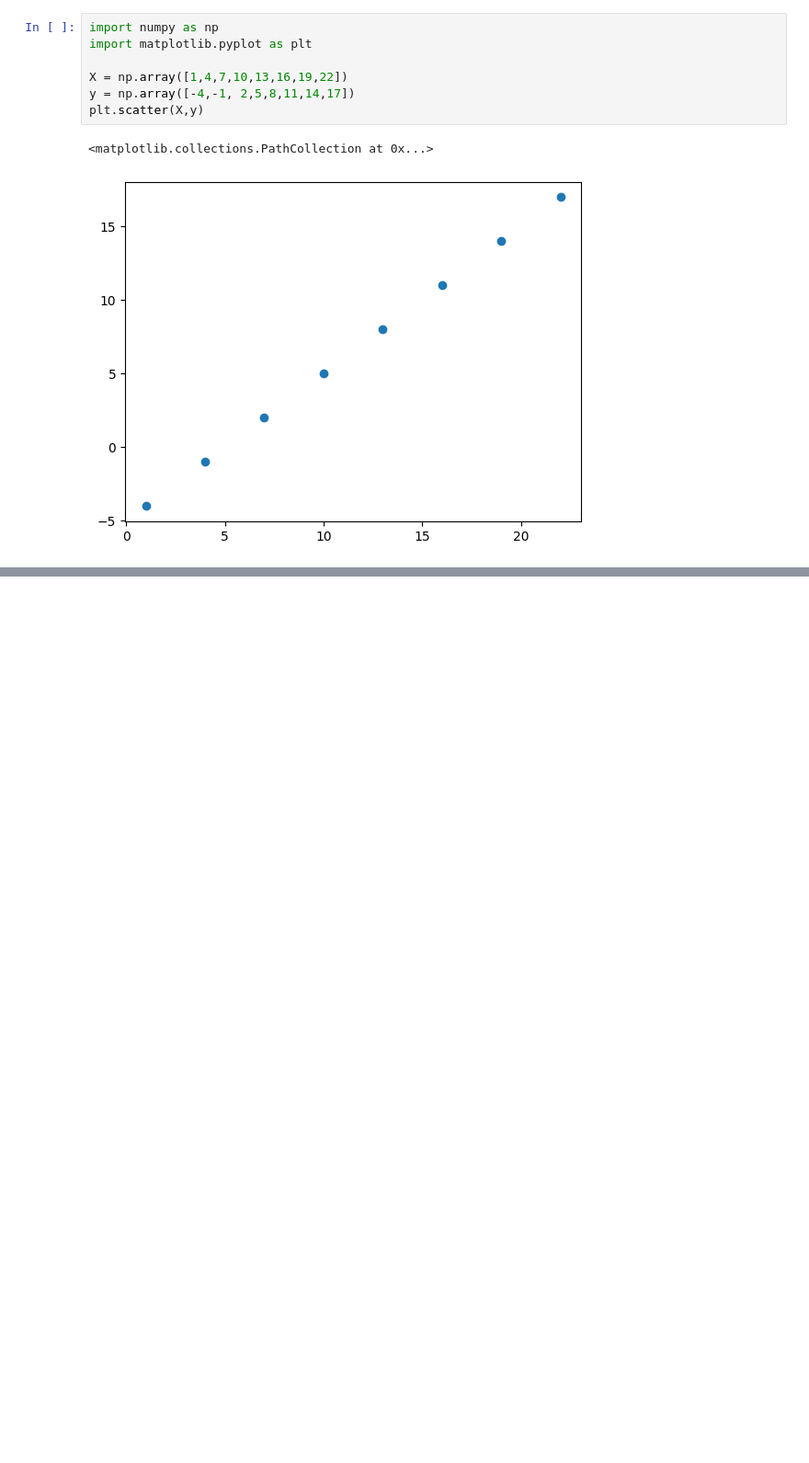
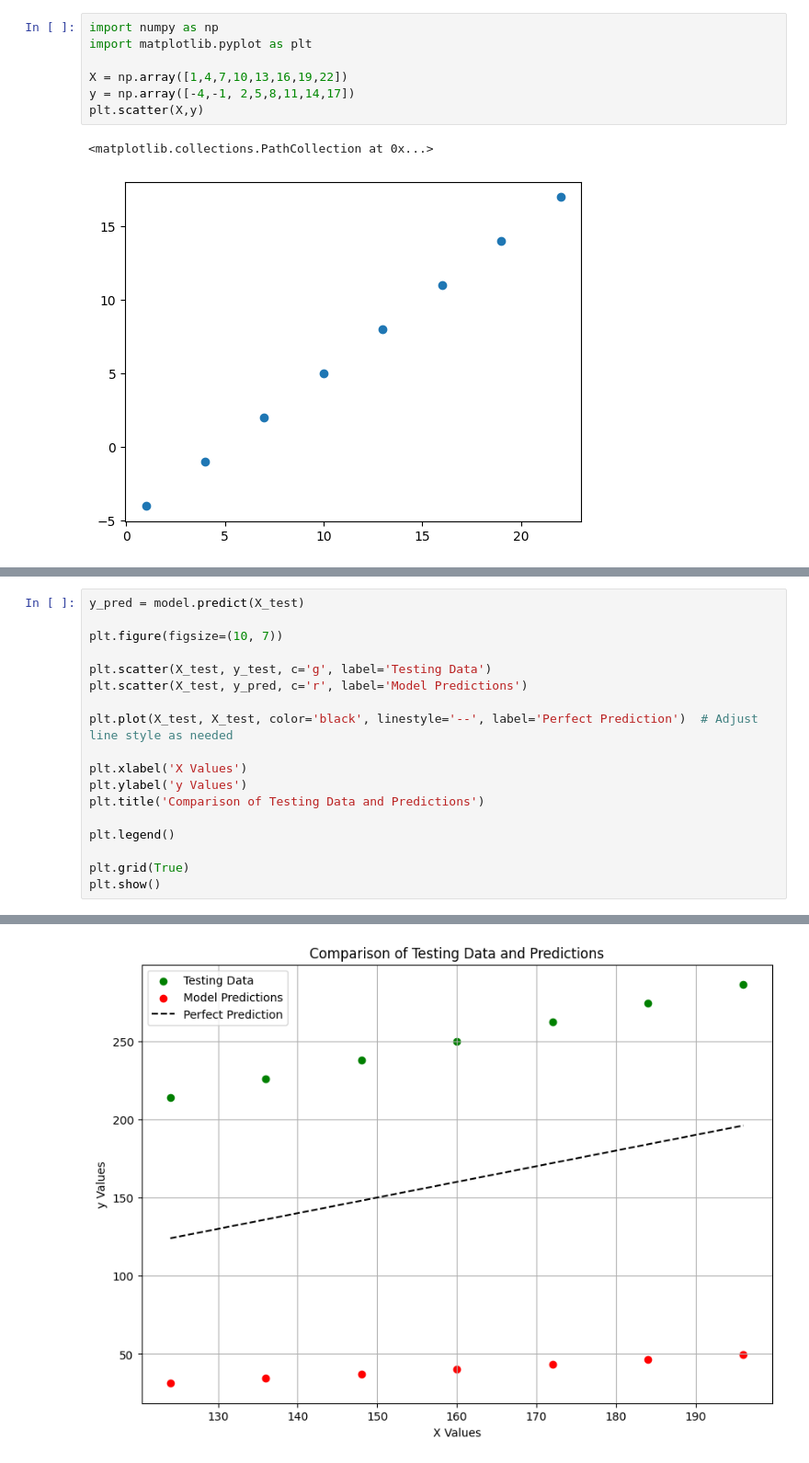
Before and after one commit to Prajwal-ak-0/AI, a Jupyter notebook: 1_Neural_network_regression.ipynb, the cells around one changed output, grey strips where cells are left out. Shown at 92% size. Drawn from its saved outputs; the diff is of its cells as text; blank space fills up the shorter version.

```diff
--- a/1_Neural_network_regression.ipynb
+++ b/1_Neural_network_regression.ipynb
@@ -46,0 +167,19 @@ plt.scatter(X,y)
+# %%
+y_pred = model.predict(X_test)
+
+plt.figure(figsize=(10, 7))
+
+plt.scatter(X_test, y_test, c='g', label='Testing Data')
+plt.scatter(X_test, y_pred, c='r', label='Model Predictions')
+
+plt.plot(X_test, X_test, color='black', linestyle='--', label='Perfect Prediction')  # Adjust line style as needed
+
+plt.xlabel('X Values')
+plt.ylabel('y Values')
+plt.title('Comparison of Testing Data and Predictions')
+
+plt.legend()
+
+plt.grid(True)
+plt.show()
+# %% [output]
@@ -46,0 +187 @@ plt.scatter(X,y)
+[figure, added]
```
Also changed, not shown: parts of 11 cells of this notebook.
